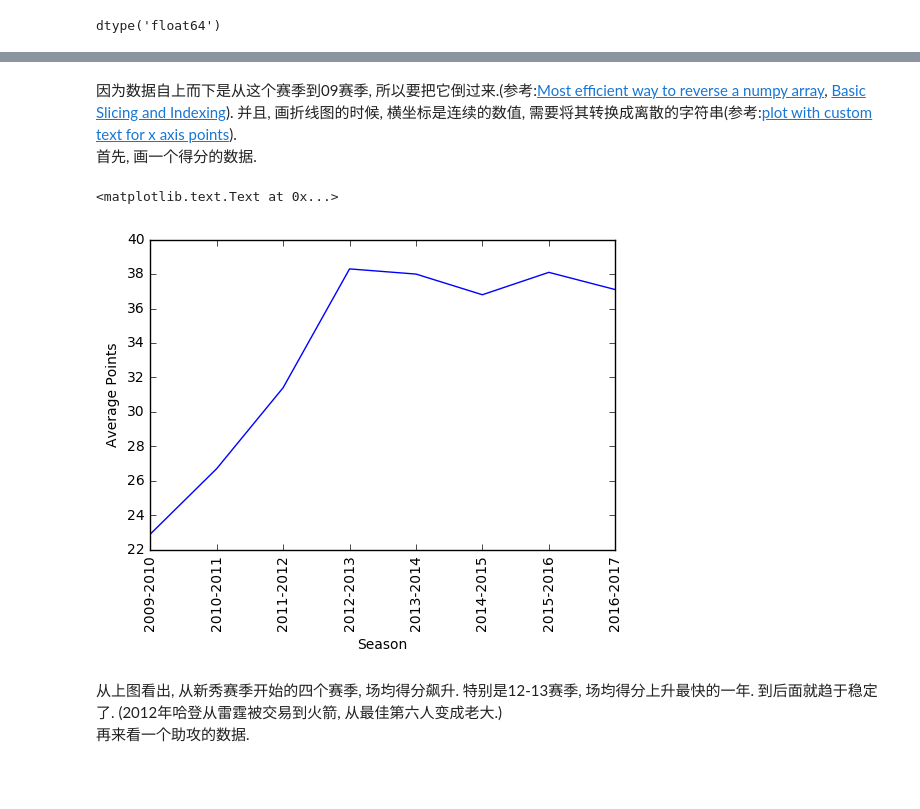
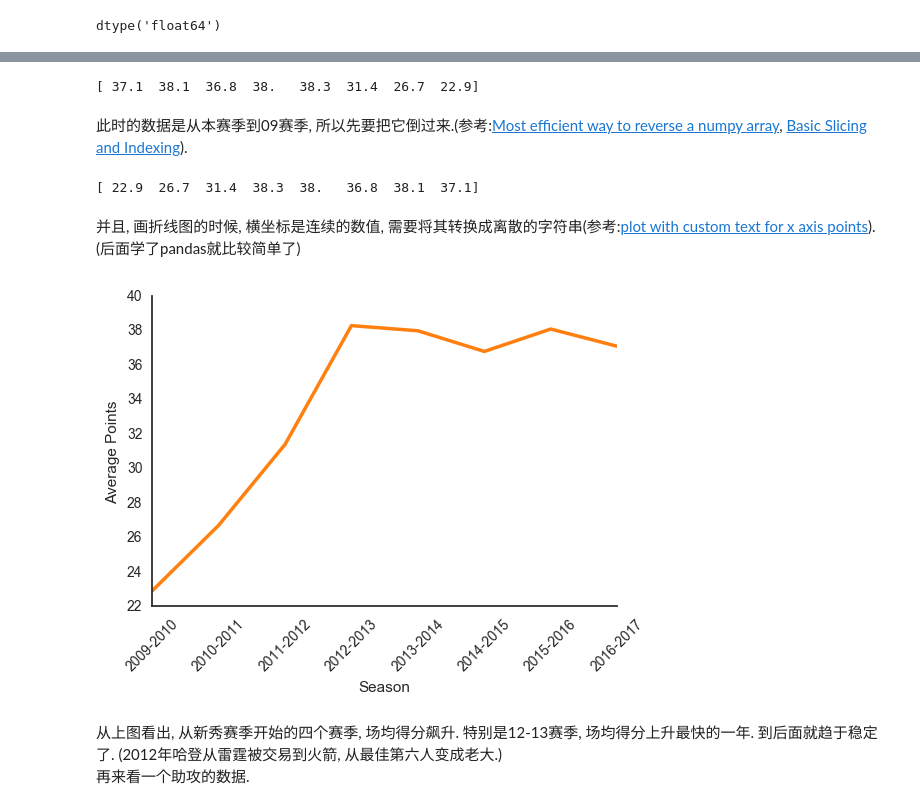
Before and after one commit to daniellaah/Python-Scientific-Computing, a Jupyter notebook: Numpy 笔记(一).ipynb, the cells around one changed output, grey strips where cells are left out. Saved outputs shown, nothing was run; the diff lists cells and outputs as text; code cells hidden in the pictures; blank space fills up the shorter version.

```diff
--- a/Numpy 笔记(一).ipynb
+++ b/Numpy 笔记(一).ipynb
@@ -348,2 +357,2 @@ MIN,PTS,FG%,3P%,FT%,REB,AST,TOV,STL,BLK
 # %%
-data = np.genfromtxt("JamesHarden.csv", delimiter=",")
+data = np.genfromtxt("data/JamesHarden.csv", delimiter=",")
@@ -382,0 +387,2 @@ dtype('float64')
+# %%
+data = data[1:]
@@ -386,18 +408,33 @@ import matplotlib.pyplot as plt
+# %%
+points = data[:,0]
+print(points)
+# %% [output]
+[ 37.1  38.1  36.8  38.   38.3  31.4  26.7  22.9]
 # %% [markdown]
-因为数据自上而下是从这个赛季到09赛季, 所以要把它倒过来.(参考:[Most efficient way to reverse a numpy array](http://stackoverflow.com/questions/6771428/most-efficient-way-to-reverse-a-numpy-array), [Basic Slicing and Indexing](https://docs.scipy.org/doc/numpy/reference/arrays.indexing.html)).
-并且, 画折线图的时候, 横坐标是连续的数值, 需要将其转换成离散的字符串(参考:[plot with custom text for x axis points](http://stackoverflow.com/questions/3100985/plot-with-custom-text-for-x-axis-points)).
-首先, 画一个得分的数据.
+此时的数据是从本赛季到09赛季, 所以先要把它倒过来.(参考:[Most efficient way to reverse a numpy array](http://stackoverflow.com/questions/6771428/most-efficient-way-to-reverse-a-numpy-array), [Basic Slicing and Indexing](https://docs.scipy.org/doc/numpy/reference/arrays.indexing.html)).
+# %%
+points = points[::-1]
+print(points)
+# %% [output]
+[ 22.9  26.7  31.4  38.3  38.   36.8  38.1  37.1]
+# %% [markdown]
+并且, 画折线图的时候, 横坐标是连续的数值, 需要将其转换成离散的字符串(参考:[plot with custom text for x axis points](http://stackoverflow.com/questions/3100985/plot-with-custom-text-for-x-axis-points)).  (后面学了pandas就比较简单了)
 # %%
-x = [0,1,2,3,4,5,6,7]
 date = ["2009-2010", "2010-2011", "2011-2012", "2012-2013", "2013-2014", "2014-2015", "2015-2016", "2016-2017"]
-plt.plot(data[1:,0][::-1])
-plt.xticks(x, date)
-plt.xticks(rotation=90)
-plt.xlabel("Season")
-plt.ylabel("Average Points")
-# %% [output]
-<matplotlib.text.Text at 0x...>
-[figure, removed]
+# %%
+x = [0,1,2,3,4,5,6,7]
+_, ax = plt.subplots()
+ax.plot(x, points, linewidth=2.5, c=(255/255, 128/255, 14/255))
+ax.set_xlabel("Season")
+ax.set_ylabel("Average Points")
+ax.tick_params(right="off", left="off", top="off")
+ax.spines["right"].set_visible(False)
+ax.spines["top"].set_visible(False)
+plt.xticks(x, date)
+plt.xticks(rotation=45)
+plt.show()
+# %% [output]
+[figure, added]
 # %% [markdown]
 从上图看出, 从新秀赛季开始的四个赛季, 场均得分飙升. 特别是12-13赛季, 场均得分上升最快的一年. 到后面就趋于稳定了. (2012年哈登从雷霆被交易到火箭, 从最佳第六人变成老大.)
 再来看一个助攻的数据.
```
Also changed, not shown: parts of 29 cells of this notebook, 2 other files.
